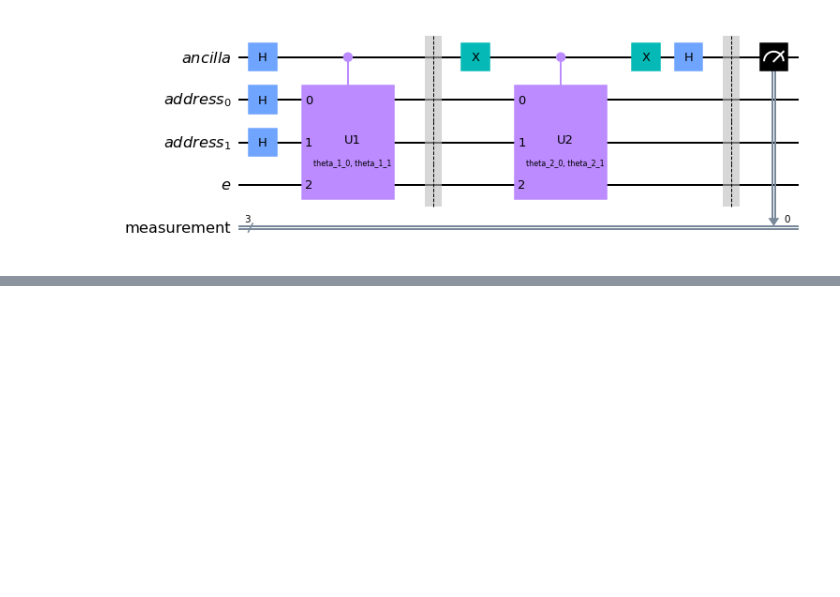
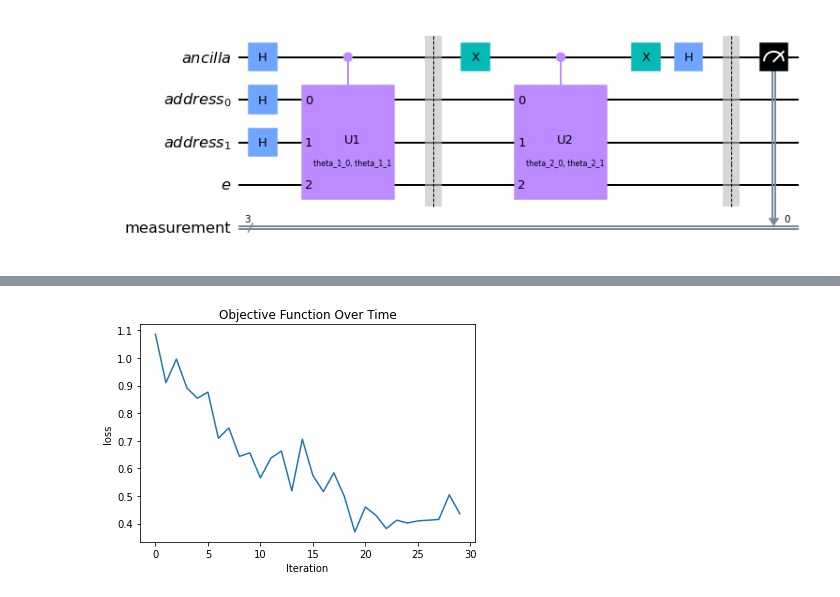
Before and after one commit to acaen007/QuantumPQC, a Jupyter notebook: fQCE.ipynb, the cells around one changed output, grey strips where cells are left out. Saved outputs shown, nothing was run; the diff lists cells and outputs as text; code cells hidden in the pictures; blank space fills up the shorter version.

Commit message:
some sort of objective function working

```diff
--- a/fQCE.ipynb
+++ b/fQCE.ipynb
@@ -432,16 +432,21 @@ def run_circuit_and_compute_loss(qc, true_value, kappa=1):
 # %%
-def test_parameter_update(circuit_setup, params, param_type, learning_rate, true_value):
+def test_parameter_update(circuit_setup, params, learning_rate, true_value):
     """ Test updating each parameter type (alpha, beta, gamma) independently and keep the best. """
     min_loss = float('inf')
-    best_params = params.copy()
 
-    for i in range(len(params)):  # Iterate over each set of parameters
+    params_subject, params_predicate, params_object = params
+
+    best_params = params_object.copy()
+
+
+    for i in range(len(params_object)):  # Iterate over each set of parameters
         # Try updating each parameter type
-        for pt in ['alpha', 'beta', 'gamma']:
-            trial_params = params.copy()
+
+        for pt in range(3):
+            trial_params = best_params.copy()
             _, original_value = update_parameter(trial_params[i], pt, np.pi / 2, learning_rate)
-            qc = circuit_setup(trial_params)  # Setup the circuit with new parameters
-            loss = run_circuit_and_compute_loss(qc, true_value)  # Function to execute the circuit and calculate loss
+            qc = circuit_setup(params_subject, params_predicate, trial_params)  # Setup the circuit with new parameters
+            loss, measured_value = run_circuit_and_compute_loss(qc, true_value)  # Function to execute the circuit and calculate loss
 
             if loss < min_loss:
                 min_loss = loss
@@ -449,17 +454,31 @@ def test_parameter_update(circuit_setup, params, param_type, learning_rate, true
             else:
                 trial_params[i][pt] = original_value  # Revert if not the best
 
+
     return best_params, min_loss
 # %%
-for triple in relationships:
-    for i in range(100):
-        params_subject = string_to_parameters(triple[0])
-        params_predicate = string_to_parameters(triple[2])
-        params_object = string_to_parameters(triple[1])
-        true_value = relationship_dict.get(triple, -1)  # Example of getting the true value
-        qc = setup_quantum_circuit(params_subject, params_predicate, params_object)  # Setup the circuit
-        loss, measured_value = run_circuit_and_compute_loss(qc, true_value)
-        test_parameter_update(setup_quantum_circuit, params_object, 'object', 0.1, true_value)
+triple = relationships[0]
+
+print(triple)
+
+params_subject = string_to_parameters(triple[0])
+params_predicate = string_to_parameters(triple[2])
+params_object = string_to_parameters(triple[1])
+
+loss_values = []
 
 
-print(f"Measured Value: {measured_value}, Loss: {loss}")
+for i in range(30):
+    true_value = relationship_dict.get(triple, -1)  # Example of getting the true value
+    qc = setup_quantum_circuit(params_subject, params_predicate, params_object)  # Setup the circuit
+    loss, measured_value = run_circuit_and_compute_loss(qc, true_value)
+    params_object, min_loss = test_parameter_update(setup_quantum_circuit, (params_subject, params_predicate, params_object), 'object', 0.1, true_value)
+    print(f"Measured Value: {measured_value}, Loss: {loss}")
+    loss_values.append(loss)
+
+plt.plot(loss_values)
+plt.xlabel('Iteration')
+plt.ylabel("loss")
+plt.title('Objective Function Over Time')
+plt.show()
+# %% [output]
@@ -465,0 +502 @@ print(f"Measured Value: {measured_value}, Loss: {loss}")
+[figure, added]
```
Also changed, not shown: parts of 3 cells of this notebook.
